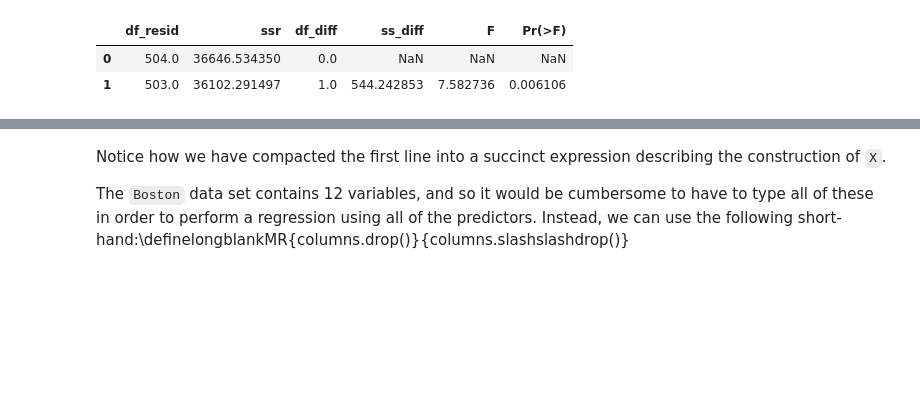
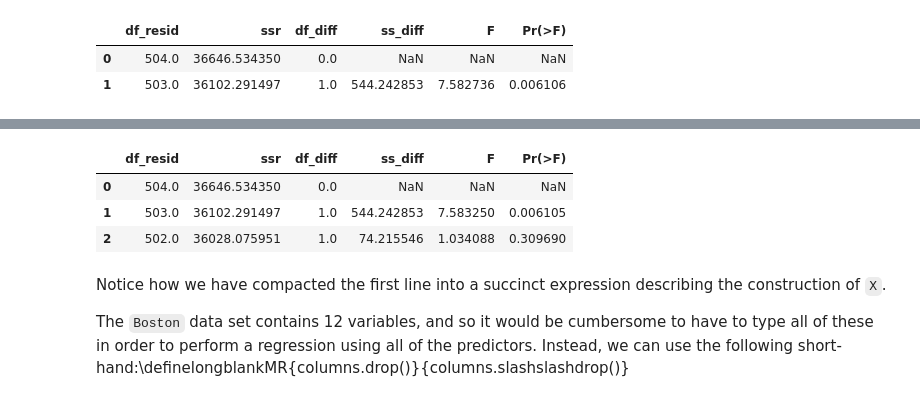
Before and after one commit to aminehd/ISLP_labs_amineh, a Jupyter notebook: Ch03-linreg-lab.ipynb, the cells around one changed output, grey strips where cells are left out. Saved outputs shown, nothing was run; the diff lists cells and outputs as text; code cells hidden in the pictures; blank space fills up the shorter version.

Commit message:
compare three models anova_lm

```diff
--- a/Ch03-linreg-lab.ipynb
+++ b/Ch03-linreg-lab.ipynb
@@ -527,3 +526,8 @@ anova_lm(result1, result2)
 |  | df_resid | ssr | df_diff | ss_diff | F | Pr(>F) |
 | 0 | 504.0 | 36646.534350 | 0.0 | NaN | NaN | NaN |
 | 1 | 503.0 | 36102.291497 | 1.0 | 544.242853 | 7.582736 | 0.006106 |
+# %%
+X3 = MS([poly('age', 3)]).fit_transform(Boston)
+model3 = sm.OLS(y, X3)
+result3 = model3.fit()
+summarize(result3)
@@ -530,3 +540,11 @@ anova_lm(result1, result2)
+# %%
+# Here!!! fit multilinear reg. compare three
+anova_lm(result1, result2, result3)
+# %% [output]
+|  | df_resid | ssr | df_diff | ss_diff | F | Pr(>F) |
+| 0 | 504.0 | 36646.534350 | 0.0 | NaN | NaN | NaN |
+| 1 | 503.0 | 36102.291497 | 1.0 | 544.242853 | 7.583250 | 0.006105 |
+| 2 | 502.0 | 36028.075951 | 1.0 | 74.215546 | 1.034088 | 0.309690 |
 # %% [markdown]
 Notice how we have compacted the first line into a succinct expression describing the construction of `X`.
 
```
Also changed, not shown: parts of 2 cells of this notebook.
